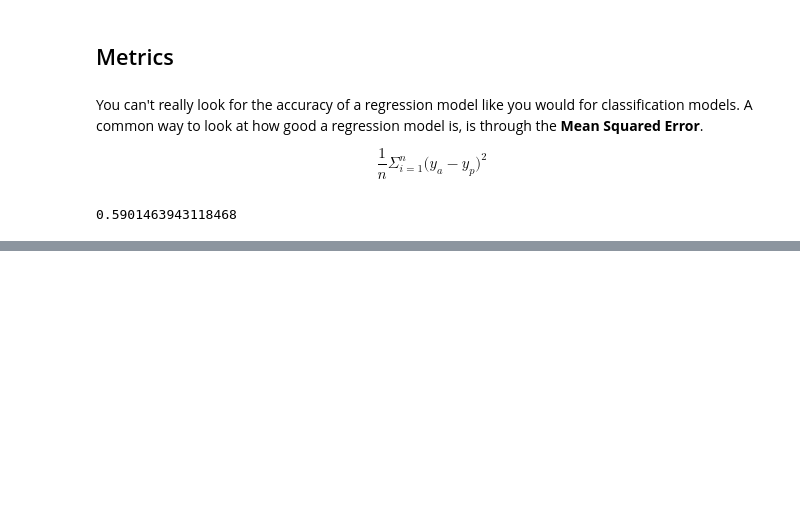
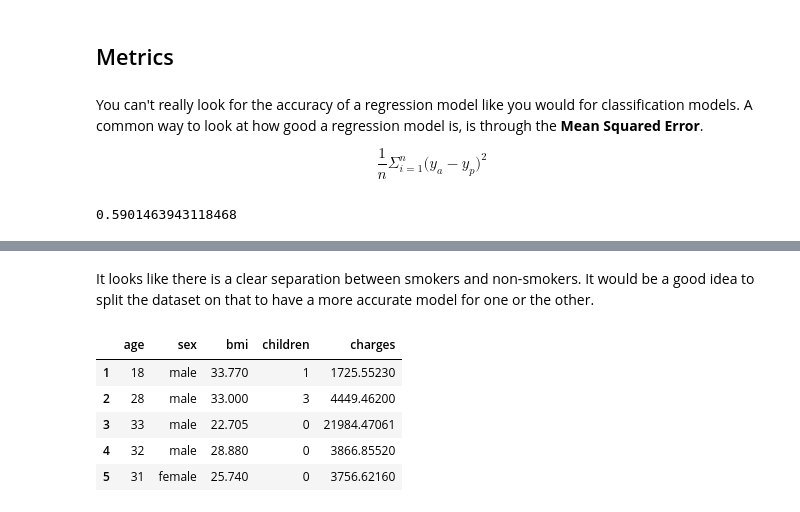
Before and after one commit to ishaandey/node, a Jupyter notebook: week-8/workshop/lin-reg/lin-reg_key.ipynb, the cells around one changed output, grey strips where cells are left out. Saved outputs shown, nothing was run; the diff lists cells and outputs as text; code cells hidden in the pictures; blank space fills up the shorter version.

```diff
--- a/week-8/workshop/lin-reg/lin-reg_key.ipynb
+++ b/week-8/workshop/lin-reg/lin-reg_key.ipynb
@@ -159,0 +186,16 @@ px.scatter(med, x = "age", y = "charges", color = "children", opacity=.5)
+# %% [markdown]
+It looks like there is a clear separation between smokers and non-smokers. It would be a good idea to split the dataset on that to have a more accurate model for one or the other.
+# %%
+# Get only the non-smokers
+non_smoker = med[med['smoker']=="no"]
+
+# Go ahead and drop the smoker column (redudancy)
+non_smoker = non_smoker.drop("smoker", axis=1)
+non_smoker.head()
+# %% [output]
+|  | age | sex | bmi | children | charges |
+| 1 | 18 | male | 33.770 | 1 | 1725.55230 |
+| 2 | 28 | male | 33.000 | 3 | 4449.46200 |
+| 3 | 33 | male | 22.705 | 0 | 21984.47061 |
+| 4 | 32 | male | 28.880 | 0 | 3866.85520 |
+| 5 | 31 | female | 25.740 | 0 | 3756.62160 |
```
Also changed, not shown: parts of 20 cells of this notebook, 1 other file.
